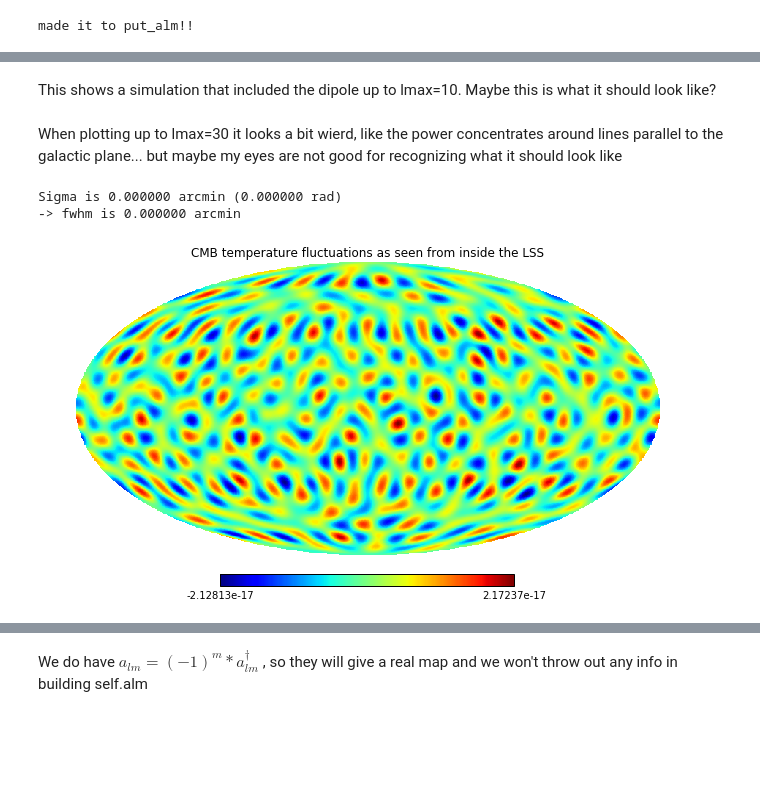
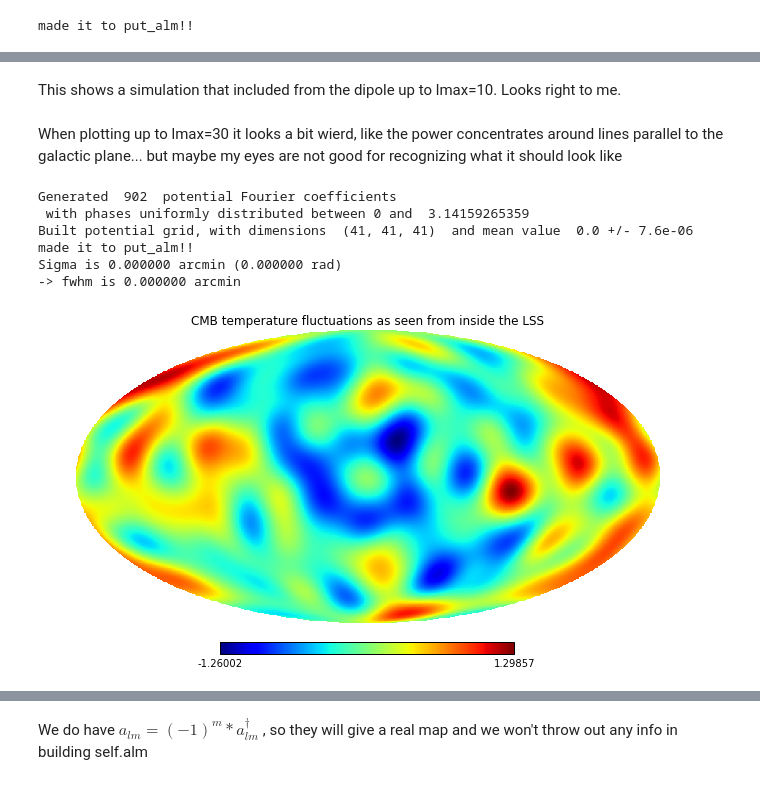
Before and after one commit to LaurencePeanuts/Music, a Jupyter notebook: Potential_Demo.ipynb, the cells around one changed output, grey strips where cells are left out. Drawn from its saved outputs; the diff is of its cells as text; code cells hidden in the pictures; blank space fills up the shorter version.

```diff
--- a/Potential_Demo.ipynb
+++ b/Potential_Demo.ipynb
@@ -84,14 +86,18 @@ We.show_CMB_T_map(from_perspective_of="observer")
 # %% [markdown]
-This shows a simulation that included the dipole up to lmax=10. Maybe this is what it should look like?
+This shows a simulation that included from the dipole up to lmax=10. Looks right to me.
 # %% [markdown]
 When plotting up to lmax=30 it looks a bit wierd, like the power concentrates around lines parallel to the galactic plane... but maybe my eyes are not good for recognizing what it should look like
 # %%
 #Simulation with truncated_lmax=30
 We2 = beatbox.Universe(truncated_nmax=None, truncated_nmin=1, truncated_lmax=30, truncated_lmin=1)
-We2.generate_a_random_potential_field(high_k_cutoff=We.high_k_cutoff, low_k_cutoff=We.low_k_cutoff, n_s=0.96, kstar=0.02, PSnorm=2.43e-9, Pdist=1, Pmax=np.pi, Pvar=np.pi/8)
+We2.generate_a_random_potential_field(high_k_cutoff=We2.high_k_cutoff, low_k_cutoff=We2.low_k_cutoff, n_s=0.96, kstar=0.02, PSnorm=2.43e-9, Pdist=1, Pmax=np.pi, Pvar=np.pi/8)
 We2.transform_3D_potential_into_alm()
 We2.show_CMB_T_map(from_perspective_of="observer")
 # %% [output]
+Generated  902  potential Fourier coefficients
+ with phases uniformly distributed between 0 and  3.14159265359
+Built potential grid, with dimensions  (41, 41, 41)  and mean value  0.0 +/- 7.6e-06
+made it to put_alm!!
 Sigma is 0.000000 arcmin (0.000000 rad)
 -> fwhm is 0.000000 arcmin
-[figure, old version]
+[figure, new version]
```
Also changed, not shown: parts of 12 cells of this notebook, 1 other file.
